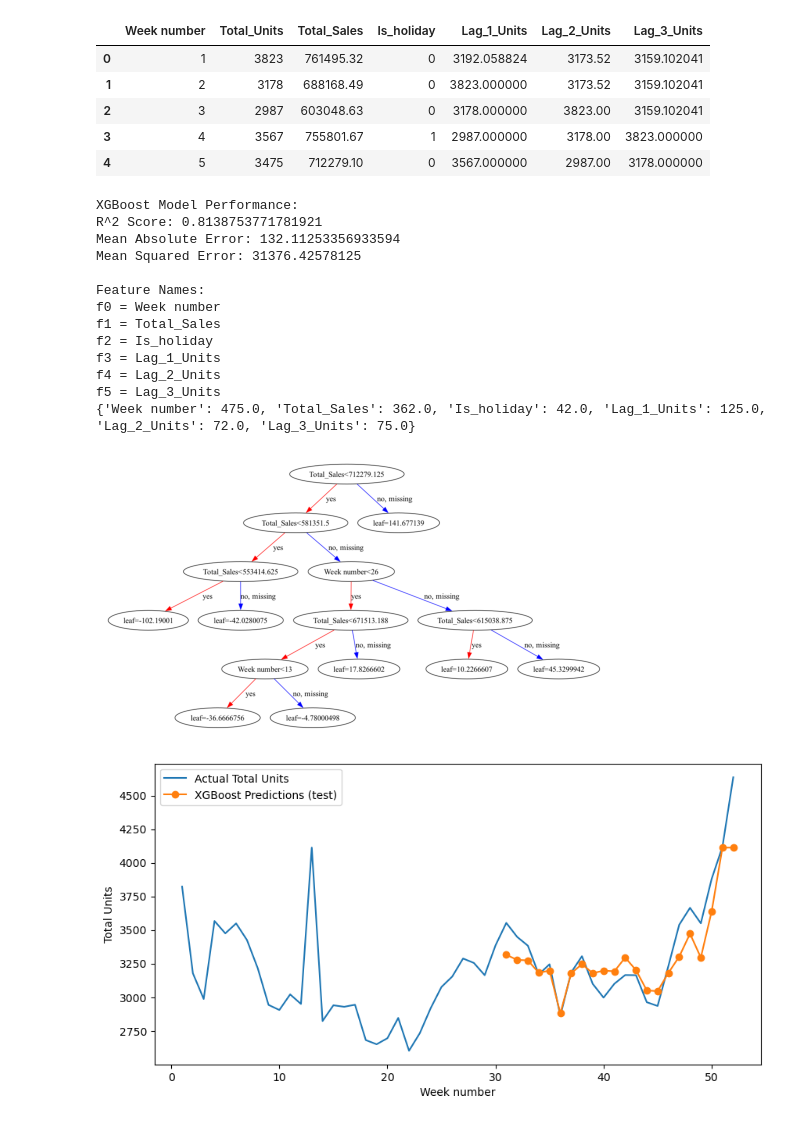
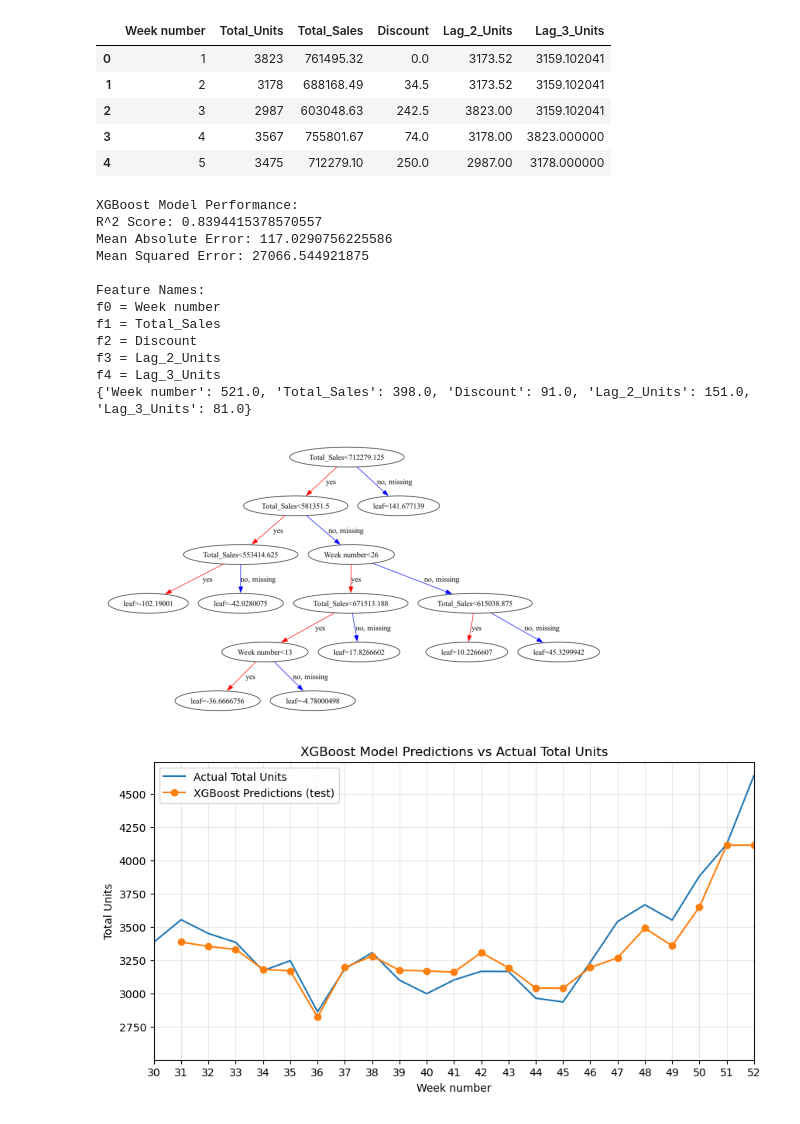
Before and after one commit to CasGijtenbeek/Data-Science-Project, a Jupyter notebook: xgboost.ipynb, the cells around one changed output. Cells and saved outputs as stored; diff of their text form; code cells hidden in the pictures.

```diff
--- a/xgboost.ipynb
+++ b/xgboost.ipynb
@@ -18,7 +18,8 @@ weekly = (df.groupby(["Week number"])
             .agg({
                 "Quantity": "sum",
                 "Total": "sum",
-                "Is_holiday": "max",
+                "Discount": "sum",
+                # "Is_holiday": "max",
             })
             .reset_index()
             .rename(columns={"Quantity": "Total_Units", "Total": "Total_Sales"})
@@ -34,7 +35,7 @@ weekly.sort_values(by=["Week number"], inplace=True)
 # weekly["Category"] = weekly["Category"].map(category_dict)
 
 
-weekly["Lag_1_Units"] = weekly["Total_Units"].shift(1)
+# weekly["Lag_1_Units"] = weekly["Total_Units"].shift(1)
 weekly["Lag_2_Units"] = weekly["Total_Units"].shift(2)
 weekly["Lag_3_Units"] = weekly["Total_Units"].shift(3)
 
@@ -42,12 +43,12 @@ weekly = weekly.fillna(weekly.mean())
 
 weekly.head()
 # %% [output]
-|  | Week number | Total_Units | Total_Sales | Is_holiday | Lag_1_Units | Lag_2_Units | Lag_3_Units |
-| 0 | 1 | 3823 | 761495.32 | 0 | 3192.058824 | 3173.52 | 3159.102041 |
-| 1 | 2 | 3178 | 688168.49 | 0 | 3823.000000 | 3173.52 | 3159.102041 |
-| 2 | 3 | 2987 | 603048.63 | 0 | 3178.000000 | 3823.00 | 3159.102041 |
-| 3 | 4 | 3567 | 755801.67 | 1 | 2987.000000 | 3178.00 | 3823.000000 |
-| 4 | 5 | 3475 | 712279.10 | 0 | 3567.000000 | 2987.00 | 3178.000000 |
+|  | Week number | Total_Units | Total_Sales | Discount | Lag_2_Units | Lag_3_Units |
+| 0 | 1 | 3823 | 761495.32 | 0.0 | 3173.52 | 3159.102041 |
+| 1 | 2 | 3178 | 688168.49 | 34.5 | 3173.52 | 3159.102041 |
+| 2 | 3 | 2987 | 603048.63 | 242.5 | 3823.00 | 3159.102041 |
+| 3 | 4 | 3567 | 755801.67 | 74.0 | 3178.00 | 3823.000000 |
+| 4 | 5 | 3475 | 712279.10 | 250.0 | 2987.00 | 3178.000000 |
 # %%
 # X_data, Y_data = np.array(weekly.drop(columns=["Total_Units"])), np.array(weekly["Total_Units"].values)
 X_data, Y_data = weekly.drop(columns="Total_Units"), weekly["Total_Units"]
@@ -92,39 +93,39 @@ plot_tree(xgb)
 plt.show()
 # %% [output]
 XGBoost Model Performance:
-R^2 Score: 0.8138753771781921
-Mean Absolute Error: 132.11253356933594
-Mean Squared Error: 31376.42578125
+R^2 Score: 0.8394415378570557
+Mean Absolute Error: 117.0290756225586
+Mean Squared Error: 27066.544921875
 
 Feature Names:
 f0 = Week number
 f1 = Total_Sales
-f2 = Is_holiday
-f3 = Lag_1_Units
-f4 = Lag_2_Units
-f5 = Lag_3_Units
-{'Week number': 475.0, 'Total_Sales': 362.0, 'Is_holiday': 42.0, 'Lag_1_Units': 125.0, 'Lag_2_Units': 72.0, 'Lag_3_Units': 75.0}
+f2 = Discount
+f3 = Lag_2_Units
+f4 = Lag_3_Units
+{'Week number': 521.0, 'Total_Sales': 398.0, 'Discount': 91.0, 'Lag_2_Units': 151.0, 'Lag_3_Units': 81.0}
 [figure]
 # %%
 import matplotlib.pyplot as plt
 # No scaling is used, so use predictions and test data directly
 y_pred_inv = y_pred_xgb
 week_nums_test = x_test["Week number"].values
 
 # sort by week number so the line looks correct over time
 order = week_nums_test.argsort()
 week_nums_test_sorted = week_nums_test[order]
 y_pred_inv_sorted = y_pred_inv[order]
 
 plt.figure(figsize=(10, 5))
 plt.plot(weekly["Week number"], weekly["Total_Units"], label="Actual Total Units")
 plt.plot(week_nums_test_sorted, y_pred_inv_sorted, "o-", label="XGBoost Predictions (test)")
 plt.xlabel("Week number")
 plt.ylabel("Total Units")
 plt.legend()
-# plt.title("XGBoost Model Predictions vs Actual Total Units")
-# plt.grid(True, alpha=0.3)
-# plt.xlim(30, 52)
+plt.title("XGBoost Model Predictions vs Actual Total Units")
+plt.grid(True, alpha=0.3)
+plt.xlim(30, 52)
+plt.xticks(np.arange(30, 53, 1))
 plt.show()
 # %% [output]
-[figure, old version]
+[figure, new version]
```
Also changed, not shown: 2 other files.
